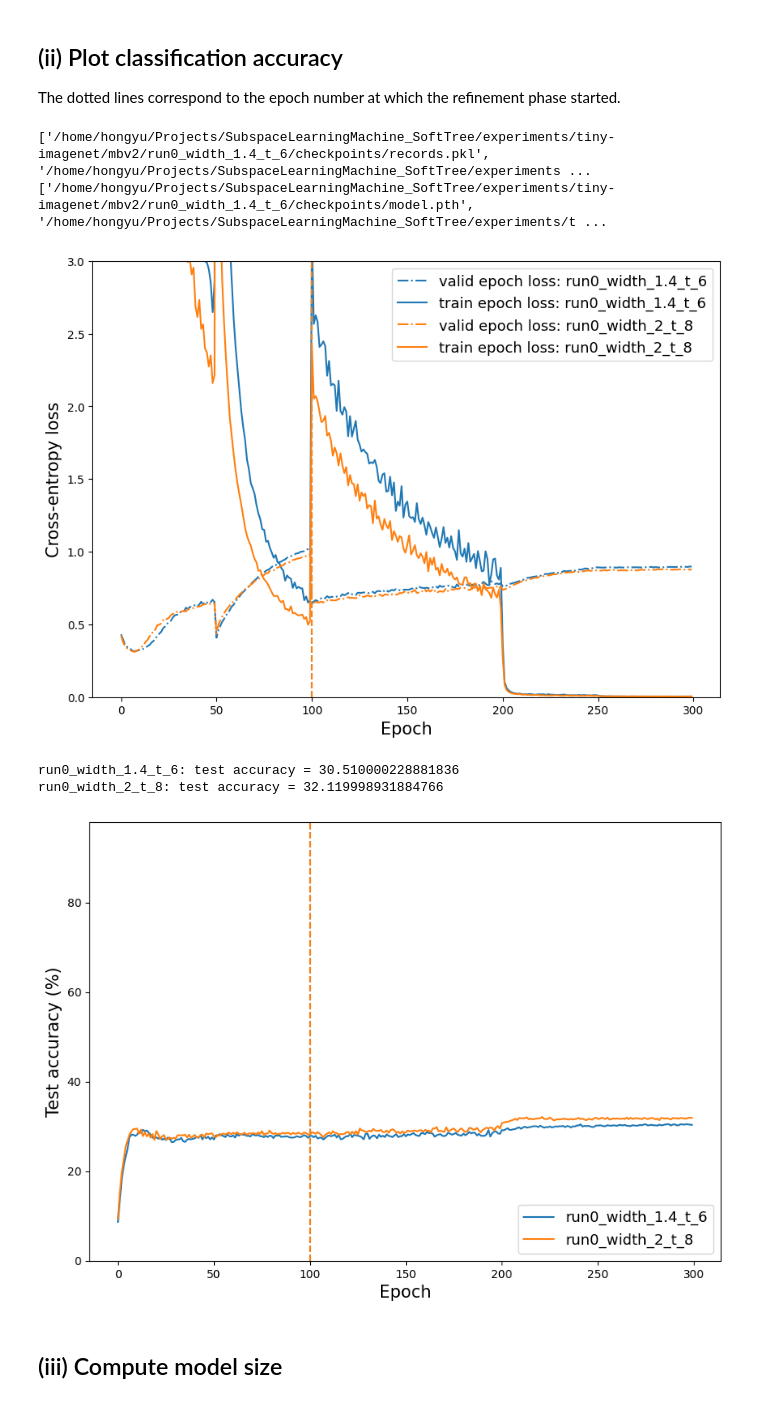
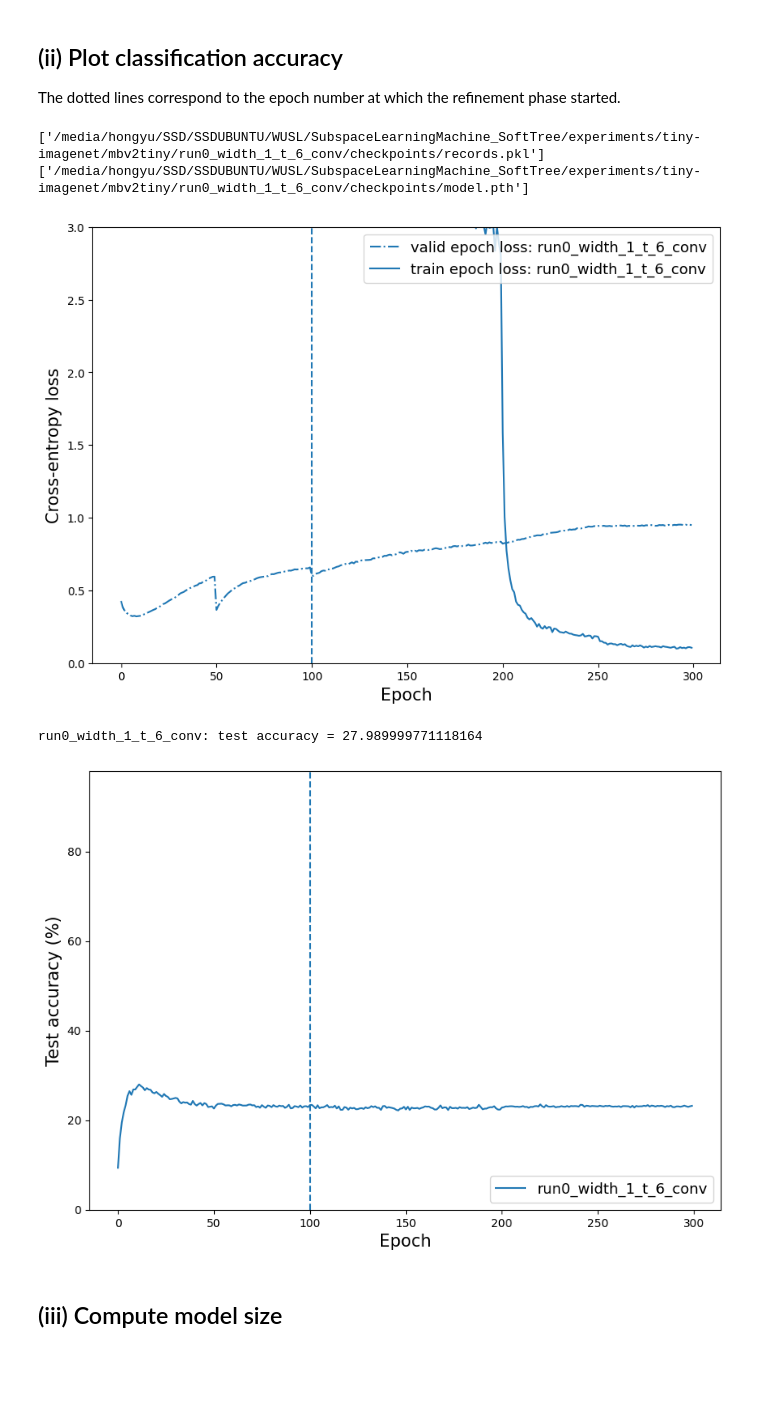
Before and after one commit to ChuniHiro/SubspaceLearningMachine_SoftTree, a Jupyter notebook: examples/evaluation_tiny_imagenet.ipynb, the cells around one changed output. Cells and saved outputs as stored; diff of their text form; code cells hidden in the pictures; blank space fills up the shorter version.

```diff
--- a/examples/evaluation_tiny_imagenet.ipynb
+++ b/examples/evaluation_tiny_imagenet.ipynb
@@ -14,26 +14,27 @@ The dotted lines correspond to the epoch number at which the refinement phase st
 # %%
 %matplotlib inline
 
 # exp_dir = '/home/hongyu/Projects/SubspaceLearningMachine_SoftTree/experiments/tiny-imagenet/mbv2/'
-exp_dir = '/home/hongyu/Projects/SubspaceLearningMachine_SoftTree/experiments/tiny-imagenet/mbv2tiny/'
+# exp_dir = '/home/hongyu/Projects/SubspaceLearningMachine_SoftTree/experiments/tiny-imagenet/mbv2tiny/'
+exp_dir = "/media/hongyu/SSD/SSDUBUNTU/WUSL/SubspaceLearningMachine_SoftTree/experiments/tiny-imagenet/mbv2tiny/"
 # models_list = ["debug"]
-models_list = ["run0_width_1.4_t_6", "run0_width_2_t_8"]
-
+# models_list = ["run0_width_1.4_t_6", "run0_width_2_t_8"]
+models_list = ["run0_width_1_t_6_conv"]
+# /media/hongyu/SSD/SSDUBUNTU/WUSL/SubspaceLearningMachine_SoftTree/experiments/tiny-imagenet/mbv2tiny/run0_width_1_t_6_conv/checkpoints/records.pkl
 records_file_list = [exp_dir + model_name + '/checkpoints/records.pkl' for model_name in models_list]
 model_files = [exp_dir + model_name + '/checkpoints/model.pth' for model_name in models_list]
 
 print(records_file_list)
 print(model_files)
 
 visualization.plot_performance(records_file_list, models_list, ymax = 3.0, figsize=(10,7), finetune_position=True)
 visualization.plot_accuracy(records_file_list, models_list, figsize=(10,7), ymin=0, ymax=98, finetune_position=True)
 # %% [output]
-['/home/hongyu/Projects/SubspaceLearningMachine_SoftTree/experiments/tiny-imagenet/mbv2/run0_width_1.4_t_6/checkpoints/records.pkl', '/home/hongyu/Projects/SubspaceLearningMachine_SoftTree/experiments ...
-['/home/hongyu/Projects/SubspaceLearningMachine_SoftTree/experiments/tiny-imagenet/mbv2/run0_width_1.4_t_6/checkpoints/model.pth', '/home/hongyu/Projects/SubspaceLearningMachine_SoftTree/experiments/t ...
+['/media/hongyu/SSD/SSDUBUNTU/WUSL/SubspaceLearningMachine_SoftTree/experiments/tiny-imagenet/mbv2tiny/run0_width_1_t_6_conv/checkpoints/records.pkl']
+['/media/hongyu/SSD/SSDUBUNTU/WUSL/SubspaceLearningMachine_SoftTree/experiments/tiny-imagenet/mbv2tiny/run0_width_1_t_6_conv/checkpoints/model.pth']
-[figure, old version]
+[figure, new version]
-run0_width_1.4_t_6: test accuracy = 30.510000228881836
-run0_width_2_t_8: test accuracy = 32.119998931884766
+run0_width_1_t_6_conv: test accuracy = 27.989999771118164
-[figure, old version]
+[figure, new version]
 # %% [markdown]
 ## (iii) Compute model size
 # %%
```
Also changed, not shown: parts of 1 cell of this notebook, 1 other file.
